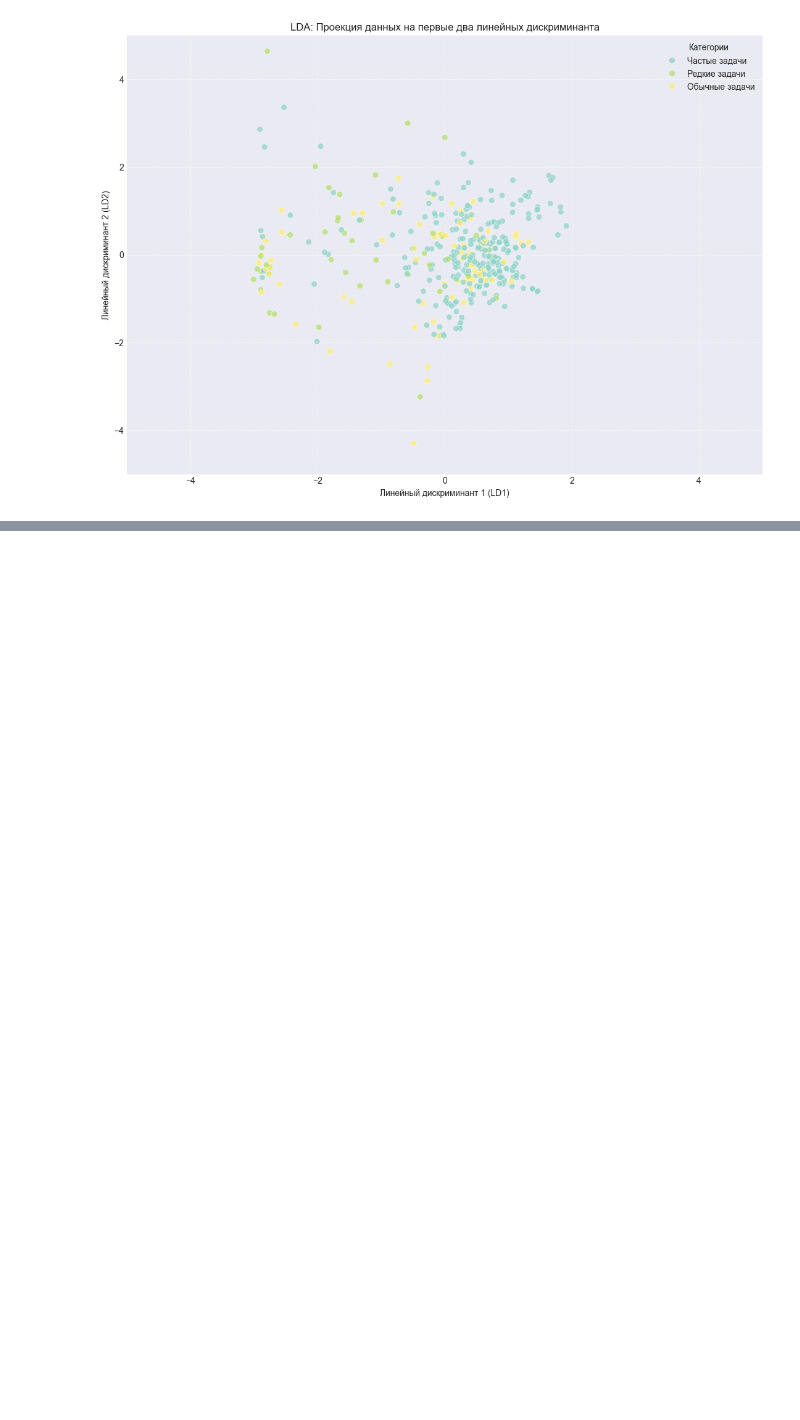
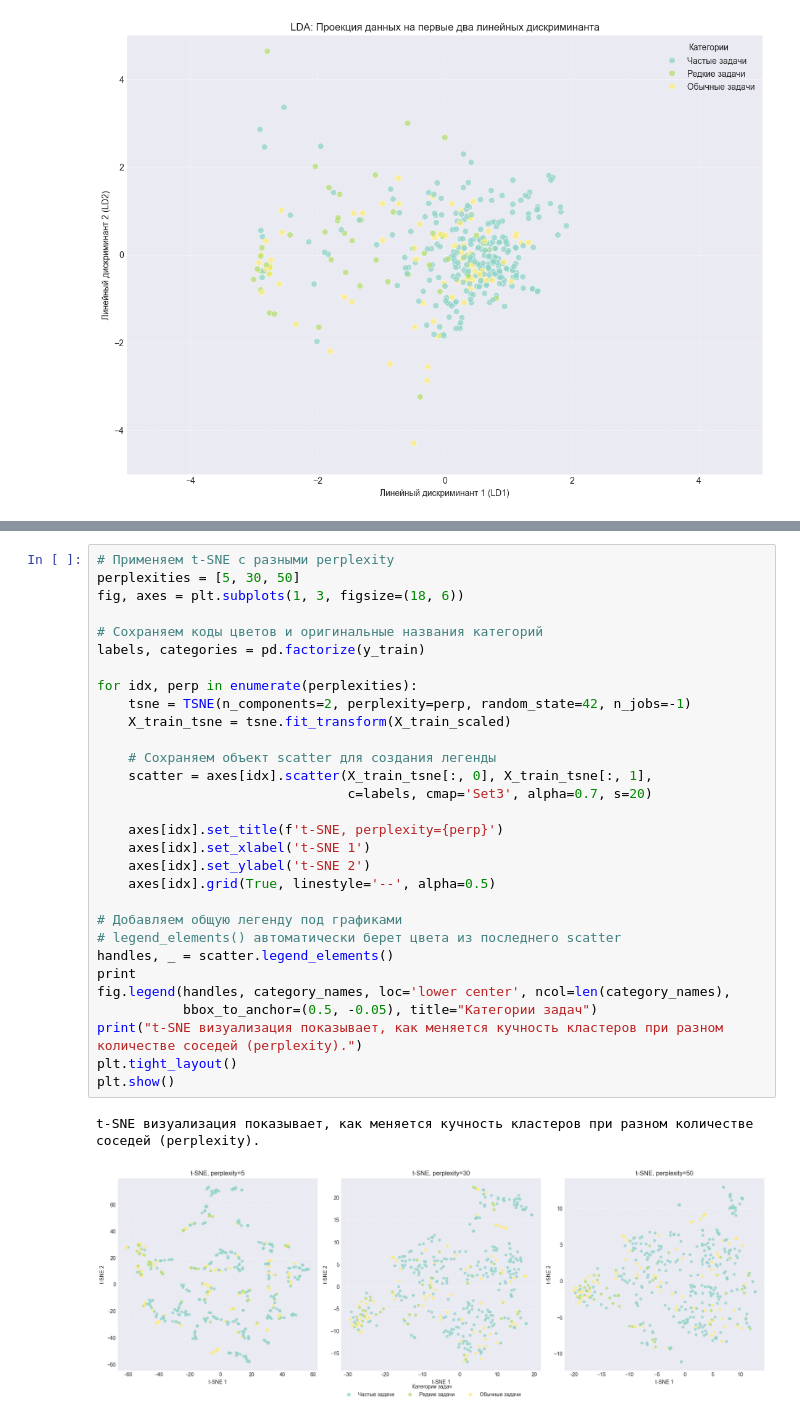
Before and after one commit to Ainur-Makhmutov/MAD-LABs, a Jupyter notebook: 4_laba.ipynb, the cells around one changed output, grey strips where cells are left out. Drawn from its saved outputs; the diff is of its cells as text; blank space fills up the shorter version.

```diff
--- a/4_laba.ipynb
+++ b/4_laba.ipynb
@@ -242,0 +292,33 @@ plt.show()
+# %%
+# Применяем t-SNE с разными perplexity
+perplexities = [5, 30, 50]
+fig, axes = plt.subplots(1, 3, figsize=(18, 6))
+
+# Сохраняем коды цветов и оригинальные названия категорий
+labels, categories = pd.factorize(y_train)
+
+for idx, perp in enumerate(perplexities):
+    tsne = TSNE(n_components=2, perplexity=perp, random_state=42, n_jobs=-1)
+    X_train_tsne = tsne.fit_transform(X_train_scaled)
+
+    # Сохраняем объект scatter для создания легенды
+    scatter = axes[idx].scatter(X_train_tsne[:, 0], X_train_tsne[:, 1],
+                                c=labels, cmap='Set3', alpha=0.7, s=20)
+
+    axes[idx].set_title(f't-SNE, perplexity={perp}')
+    axes[idx].set_xlabel('t-SNE 1')
+    axes[idx].set_ylabel('t-SNE 2')
+    axes[idx].grid(True, linestyle='--', alpha=0.5)
+
+# Добавляем общую легенду под графиками
+# legend_elements() автоматически берет цвета из последнего scatter
+handles, _ = scatter.legend_elements()
+print
+fig.legend(handles, category_names, loc='lower center', ncol=len(category_names),
+           bbox_to_anchor=(0.5, -0.05), title="Категории задач")
+print("t-SNE визуализация показывает, как меняется кучность кластеров при разном количестве соседей (perplexity).")
+plt.tight_layout()
+plt.show()
+# %% [output]
+t-SNE визуализация показывает, как меняется кучность кластеров при разном количестве соседей (perplexity).
+[figure, added]
```
Also changed, not shown: parts of 3 cells of this notebook, 1 other file.
